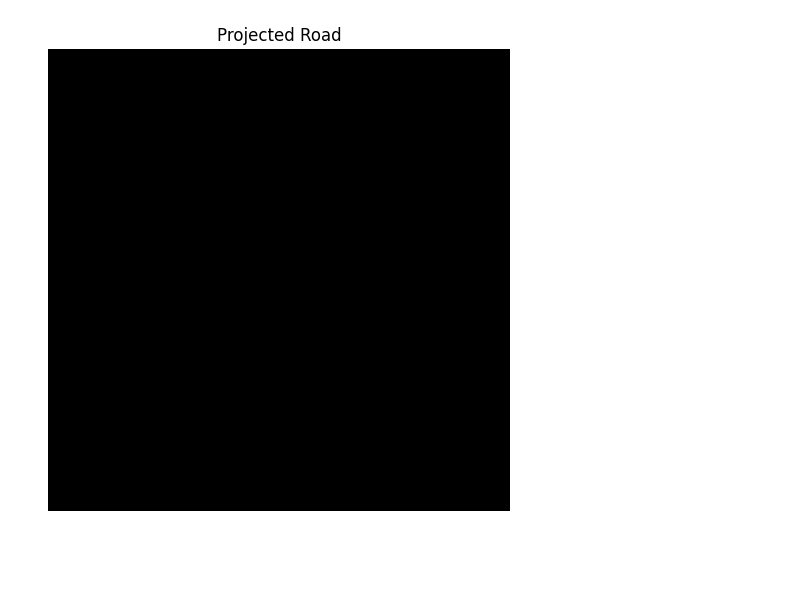
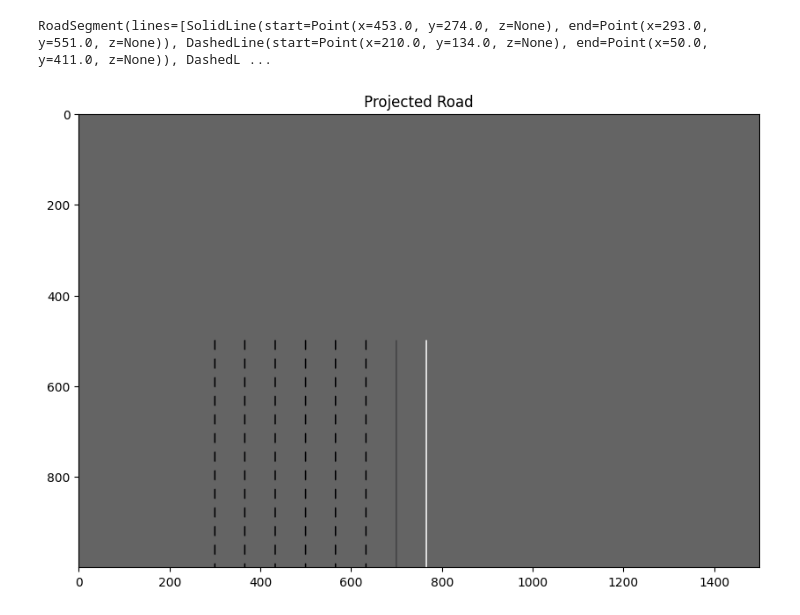
Before and after one commit to holomus/bird_eye, a Jupyter notebook: test_generation.ipynb, the cells around one changed output. Saved outputs shown, nothing was run; the diff lists cells and outputs as text; code cells hidden in the pictures; blank space fills up the shorter version.

```diff
--- a/test_generation.ipynb
+++ b/test_generation.ipynb
@@ -31,3 +127,7 @@ str(projection)
+# %%
+projection_angled
+# %% [output]
+RoadSegment(lines=[SolidLine(start=Point(x=453.0, y=274.0, z=None), end=Point(x=293.0, y=551.0, z=None)), DashedLine(start=Point(x=210.0, y=134.0, z=None), end=Point(x=50.0, y=411.0, z=None)), DashedL ...
 # %%
 # Create a blank image
-image = np.zeros((1000, 1000, 3), dtype=np.uint8)
+image = np.zeros((1000, 1500, 3), dtype=np.uint8) + 100
@@ -37,9 +141,8 @@ projection.draw(image)
 # %%
 # Display the image in Jupyter Notebook
-plt.figure(figsize=(10, 6))
+plt.figure(figsize=(10, 10))
 plt.imshow(cv2.cvtColor(image, cv2.COLOR_BGR2RGB))
 plt.title("Projected Road")
-plt.axis("off")
 plt.show()
 # %% [output]
-[figure, old version]
+[figure, new version]
```
Also changed, not shown: parts of 16 cells of this notebook, 6 other files.
